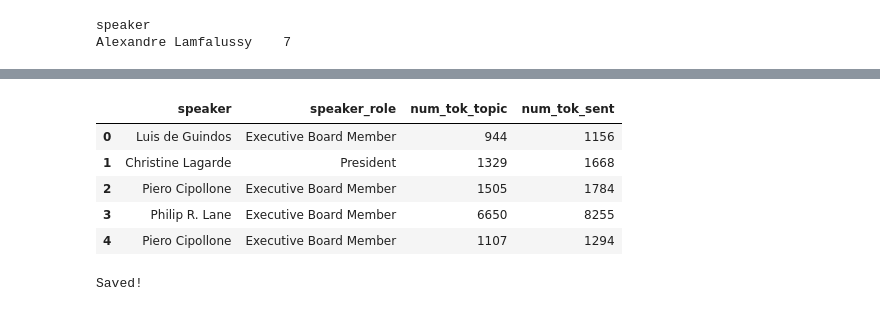
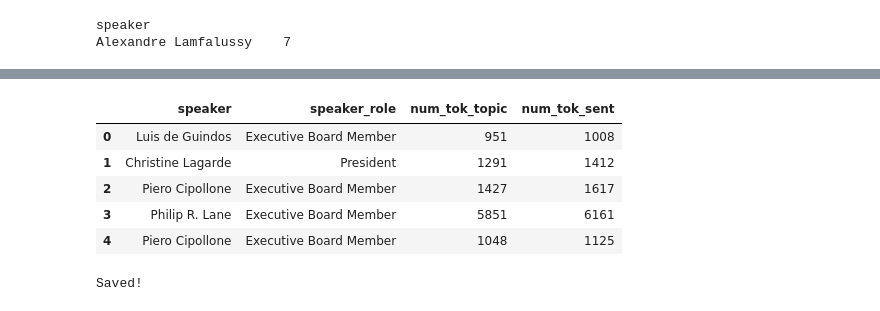
Before and after one commit to maximiliansteinecon/NLP_ECB_SPEECHES, a Jupyter notebook: ecb_speeches_full_project.ipynb, the cells around one changed output, grey strips where cells are left out. Saved outputs shown, nothing was run; the diff lists cells and outputs as text; code cells hidden in the pictures.

Commit message:
Preprocessing Update - foreign word leakage, foreign-language stopwords and added the citation abbreviations to the domain_sw

```diff
--- a/ecb_speeches_full_project.ipynb
+++ b/ecb_speeches_full_project.ipynb
@@ -509,25 +518,46 @@ This ensures "and", "or", "we" are excluded from topic tokens (correct) but reta
 # %%
 def clean_text(text):
+    """Collapse whitespace only — do NOT lowercase yet.
+    Lowercasing is deferred until after spaCy POS-tagging so that
+    capitalisation cues (proper nouns, sentence starts) remain available
+    for the tagger."""
     if pd.isna(text):
         return ""
-    return re.sub(r"\s+", " ", str(text).lower()).strip()
+    return re.sub(r"\s+", " ", str(text)).strip()
 
 df_exp["text_clean"] = df_exp["textraw"].apply(clean_text)
 
-# Stopword sets
+# ── Stopword sets ──────────────────────────────────────────────────────────
+# NOTE: all stopwords are stored in lowercase; comparison is always
+#       against the lowercased token / lemma (done after POS tagging).
 DOMAIN_SW = {
+    # ECB boilerplate
     "european", "central", "bank", "ecb", "euro", "area",
-    # These seem to be very common in the speeches but not very informative for topic analysis:
-    "policy", "monetary", "economy", "economic",
-    "financial", "price", "growth",
-    "vice", "president", "lecture", "organised",
-    "march", "january", "february", "april", "may", "june",
-    "july", "august", "september", "october", "november", "december"
-    #
     "speech", "remarks", "conference", "panel",
     "opening", "closing", "welcome", "thank", "thanks",
     "today", "tonight", "morning", "afternoon", "evening",
+    # Months (often appear in datelines / headers)
+    "january", "february", "march", "april", "may", "june",
+    "july", "august", "september", "october", "november", "december",
+    # Titles / forms of address
+    "mr", "mrs", "ms", "dr", "prof", "professor",
+    "president", "vice", "chairman", "chairwoman",
+    "ladies", "gentlemen", "excellencies",
+    "lecture", "organised", "keynote",
+    # Common abbreviations & citation fragments that survive cleaning
+    "pp", "et", "al", "eg", "ie", "cf", "op", "cit", "ibid",
+    "vol", "no", "eds", "ed",
+    # Non-English function words that slip through language detection
+    # (French, German, Italian, Spanish fragments in bilingual passages)
+    "de", "la", "le", "les", "des", "du", "un", "une", "en",
+    "je", "il", "ce", "se", "ne", "pas", "que", "qui", "est",
+    "et", "ou", "au", "aux", "sur", "dans", "par", "pour", "avec",
+    "der", "die", "das", "und", "von", "den", "dem", "ein", "eine",
+    "ist", "auf", "für", "mit", "nicht", "auch", "als", "wie",
+    "di", "il", "del", "della", "che", "per", "con", "una",
+    "el", "los", "las",
 }
+
 stopwords_topic = set(nlp.Defaults.stop_words) | DOMAIN_SW
 
 KEEP_FOR_SENT = {"not", "no", "never", "n't", "none", "nobody",
@@ -535,20 +565,42 @@ KEEP_FOR_SENT = {"not", "no", "never", "n't", "none", "nobody",
                  "we", "i", "you", "they", "he", "she"}
 stopwords_sent = set(nlp.Defaults.stop_words) - KEEP_FOR_SENT
 
-# spaCy processing
+# ── spaCy batch processing ────────────────────────────────────────────────
+# KEY CHANGE: process the ORIGINAL-CASE text so POS tagging is reliable,
+# then lowercase the output tokens/lemmas afterward.
+# Also filter:  PROPN (proper nouns), X (foreign/unknown), SYM (symbols),
+#               NUM-like tokens, single-character tokens.
+DISCARD_POS = {"PROPN", "X", "SYM", "NUM", "PUNCT", "SPACE"}
+
 toks_t, lems_t, toks_s, lems_s = [], [], [], []
 n_tok_t, n_lem_t, n_tok_s, n_lem_s = [], [], [], []
 
 texts = df_exp["text_clean"].tolist()
-print(f"Processing {len(texts)} texts with spaCy...")
+print(f"Processing {len(texts)} texts with spaCy (original case for POS)...")
 
-# I modified this section because of the suffixes and the things like "de", "nurkse" etc. that were being kept as tokens but are not
-#  very informative. I also kept pronouns and negations in the sentiment tokens, as they may be important for sentiment analysis.
 for doc in nlp.pipe(texts, batch_size=64):
-    tt = [t.text  for t in doc if not t.is_punct and not t.is_space and not t.like_num and t.pos_ != "PROPN" and t.text  not in stopwords_topic and len(t.text) > 1]
-    lt = [t.lemma_ for t in doc if not t.is_punct and not t.is_space and not t.like_num and t.pos_ != "PROPN" and t.lemma_ not in stopwords_topic and len(t.lemma_) > 1]
-    ts = [t.text  for t in doc if not t.is_punct and not t.is_space and not t.like_num and t.text  not in stopwords_sent and len(t.text) > 1]
-    ls = [t.lemma_ for t in doc if not t.is_punct and not t.is_space and not t.like_num and t.lemma_ not in stopwords_sent and len(t.lemma_) > 1]
+    tt, lt, ts, ls = [], [], [], []
+    for t in doc:
+        # Basic filters: punctuation, spaces, numbers, single chars
+        if t.is_punct or t.is_space or t.like_num or len(t.text) <= 1:
+            continue
+        # Skip unwanted POS (proper nouns, foreign words, symbols)
+        if t.pos_ in DISCARD_POS:
+            continue
+        # Lowercase for output & comparison
+        word = t.text.lower()
+        lemma = t.lemma_.lower()
+        # Topic tokens: apply full stopword set
+        if word not in stopwords_topic:
+            tt.append(word)
+        if lemma not in stopwords_topic:
+            lt.append(lemma)
+        # Sentiment tokens: keep pronouns & negations
+        if word not in stopwords_sent:
+            ts.append(word)
+        if lemma not in stopwords_sent:
+            ls.append(lemma)
+
     toks_t.append(tt); lems_t.append(lt)
     toks_s.append(ts); lems_s.append(ls)
     n_tok_t.append(len(tt)); n_lem_t.append(len(set(lt)))
@@ -559,13 +611,23 @@ df_exp["tokens_sent"]    = toks_s;  df_exp["lemmas_sent"]    = lems_s
 df_exp["num_tok_topic"]  = n_tok_t; df_exp["num_lem_topic"]  = n_lem_t
 df_exp["num_tok_sent"]   = n_tok_s; df_exp["num_lem_sent"]   = n_lem_s
 
-# Checking the results
+# ── Sanity check ──────────────────────────────────────────────────────────
 sample = df_exp.iloc[0]
 print("\n--- Stopword sanity check (first speech, first 20 topic tokens) ---")
 print(sample["tokens_topic"][:20])
 print("\n--- First 20 sentiment tokens (note pronouns/negations kept) ---")
 print(sample["tokens_sent"][:20])
 
+# Quick check: any obvious junk still present?
+all_topic_tokens = [tok for toks in df_exp["tokens_topic"] for tok in toks]
+from collections import Counter
+top100 = Counter(all_topic_tokens).most_common(100)
+suspect = [w for w, c in top100 if len(w) <= 2 or w in ("mr", "sirkka", "inen", "pes", "je", "de", "la")]
+if suspect:
+    print(f"\n*** WARNING: suspect tokens in top-100: {suspect}")
+else:
+    print(f"\n*** OK: no obvious junk in top-100 topic tokens")
+
 print("\nProcessing complete.")
 df_exp[["speaker", "speaker_role", "num_tok_topic", "num_tok_sent"]].head(5)
 # %% [output]
@@ -579,11 +643,11 @@ Processing 2670 texts with spaCy...
 
 Processing complete.
 |  | speaker | speaker_role | num_tok_topic | num_tok_sent |
-| 0 | Luis de Guindos | Executive Board Member | 944 | 1156 |
-| 1 | Christine Lagarde | President | 1329 | 1668 |
-| 2 | Piero Cipollone | Executive Board Member | 1505 | 1784 |
-| 3 | Philip R. Lane | Executive Board Member | 6650 | 8255 |
-| 4 | Piero Cipollone | Executive Board Member | 1107 | 1294 |
+| 0 | Luis de Guindos | Executive Board Member | 951 | 1008 |
+| 1 | Christine Lagarde | President | 1291 | 1412 |
+| 2 | Piero Cipollone | Executive Board Member | 1427 | 1617 |
+| 3 | Philip R. Lane | Executive Board Member | 5851 | 6161 |
+| 4 | Piero Cipollone | Executive Board Member | 1048 | 1125 |
 # %%
 # This I am adding if we want to modify the stowords or fix some earlier mistakes, so that we can test on the saved
 # dataset first then implement in the final run because each time it takes 40mins for me to run the cell above
```
Also changed, not shown: parts of 3 cells of this notebook.
